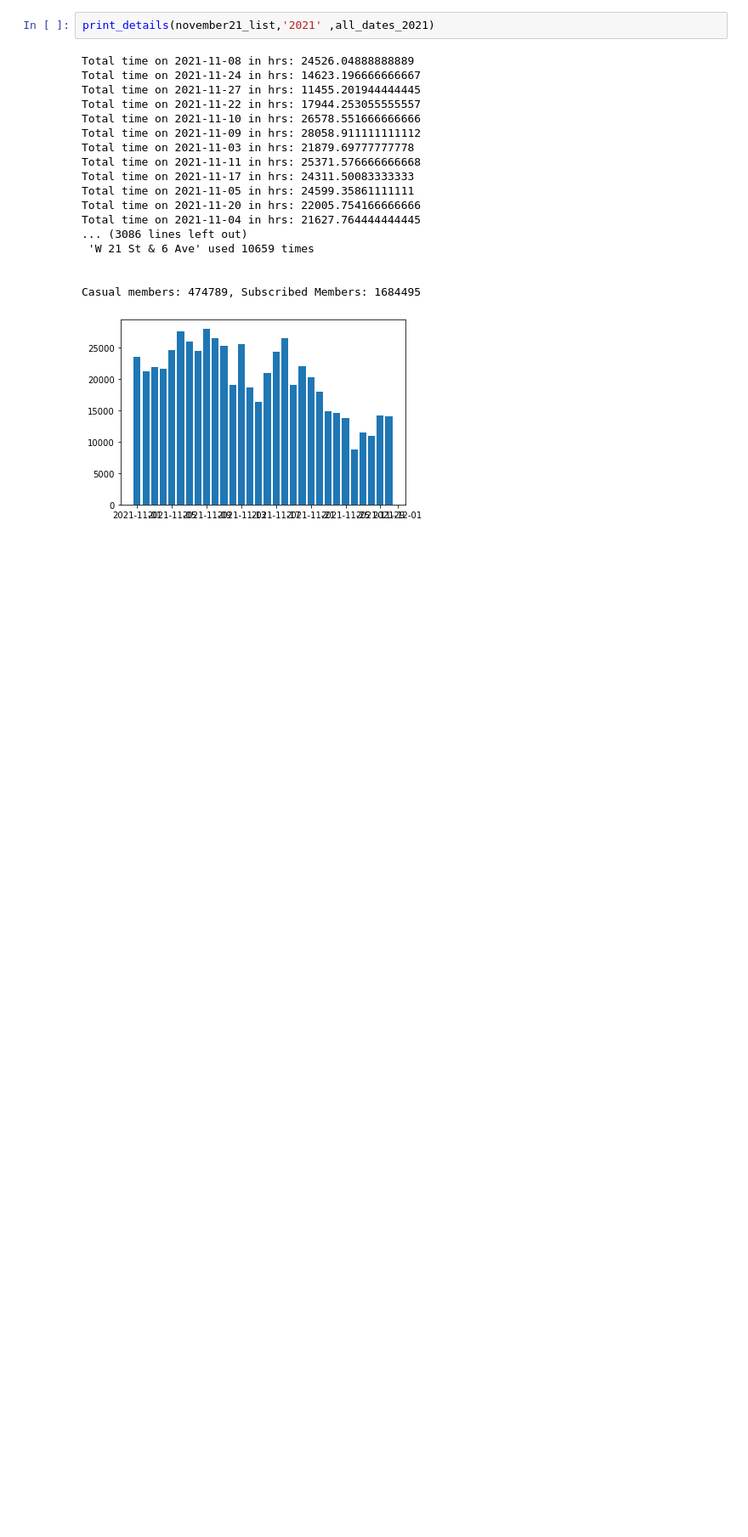
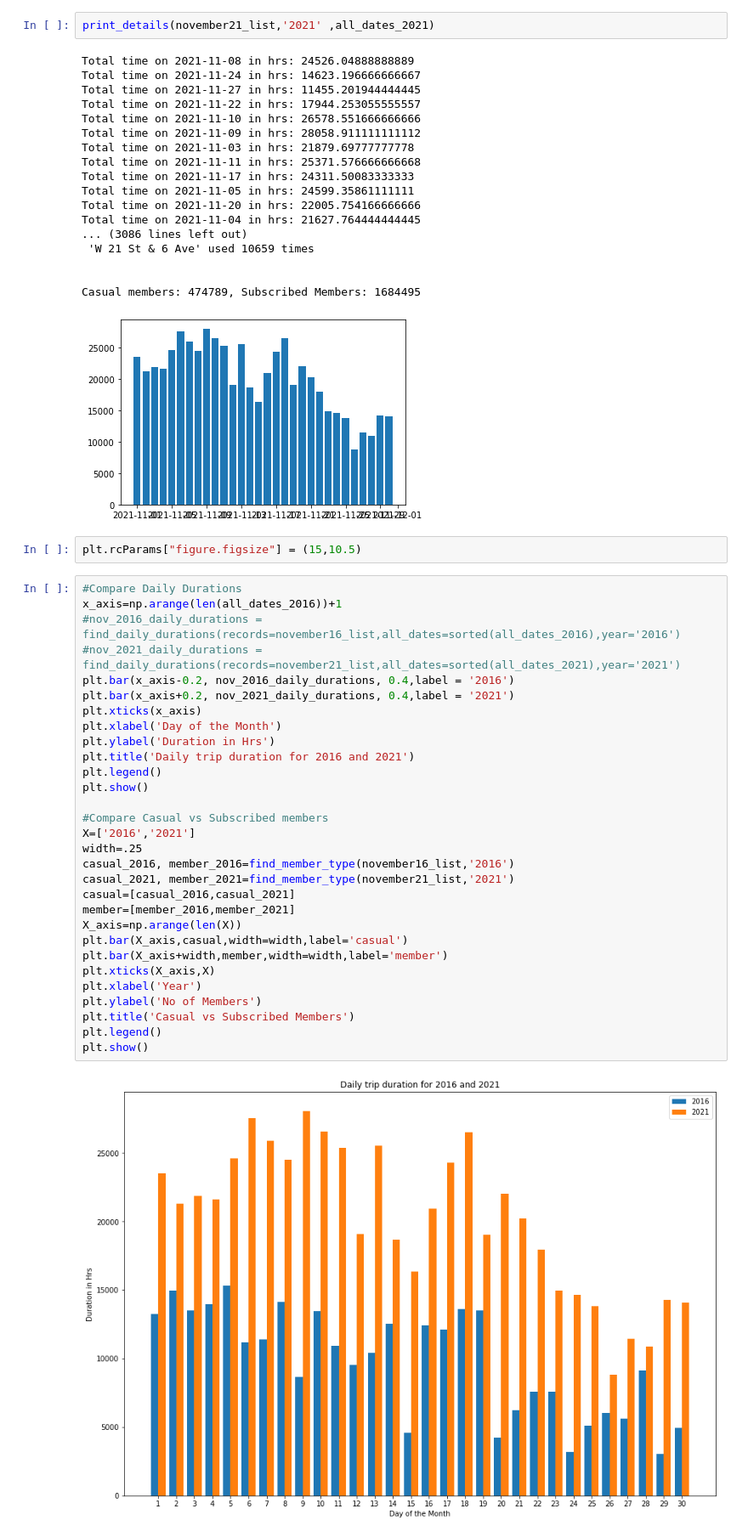
Before and after one commit to Neelharia97/citibike_assignment_v2, a Jupyter notebook: citibike_assignment.ipynb, the cells around one changed output. Shown at 85% size. Saved outputs shown, nothing was run; the diff lists cells and outputs as text; blank space fills up the shorter version.

```diff
--- a/citibike_assignment.ipynb
+++ b/citibike_assignment.ipynb
@@ -269,3 +270,37 @@ Total time on 2021-11-04 in hrs: 21627.764444444445
 
 Casual members: 474789, Subscribed Members: 1684495
 [figure]
+# %%
+plt.rcParams["figure.figsize"] = (15,10.5)
+# %%
+#Compare Daily Durations
+x_axis=np.arange(len(all_dates_2016))+1
+#nov_2016_daily_durations = find_daily_durations(records=november16_list,all_dates=sorted(all_dates_2016),year='2016')
+#nov_2021_daily_durations = find_daily_durations(records=november21_list,all_dates=sorted(all_dates_2021),year='2021')
+plt.bar(x_axis-0.2, nov_2016_daily_durations, 0.4,label = '2016')
+plt.bar(x_axis+0.2, nov_2021_daily_durations, 0.4,label = '2021')
+plt.xticks(x_axis)
+plt.xlabel('Day of the Month')
+plt.ylabel('Duration in Hrs')
+plt.title('Daily trip duration for 2016 and 2021')
+plt.legend()
+plt.show()
+
+#Compare Casual vs Subscribed members
+X=['2016','2021']
+width=.25
+casual_2016, member_2016=find_member_type(november16_list,'2016')
+casual_2021, member_2021=find_member_type(november21_list,'2021')
+casual=[casual_2016,casual_2021]
+member=[member_2016,member_2021]
+X_axis=np.arange(len(X))
+plt.bar(X_axis,casual,width=width,label='casual')
+plt.bar(X_axis+width,member,width=width,label='member')
+plt.xticks(X_axis,X)
+plt.xlabel('Year')
+plt.ylabel('No of Members')
+plt.title('Casual vs Subscribed Members')
+plt.legend()
+plt.show()
+# %% [output]
+[figure, added]
```
Also changed, not shown: parts of 2 cells of this notebook.
